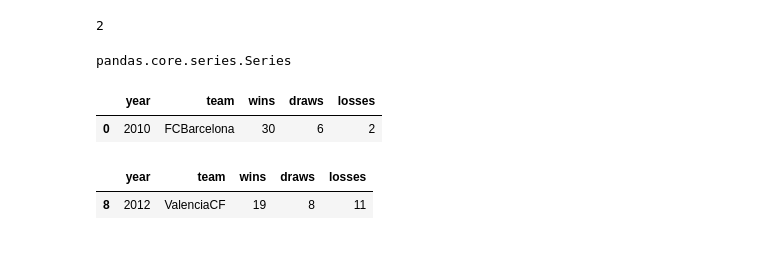
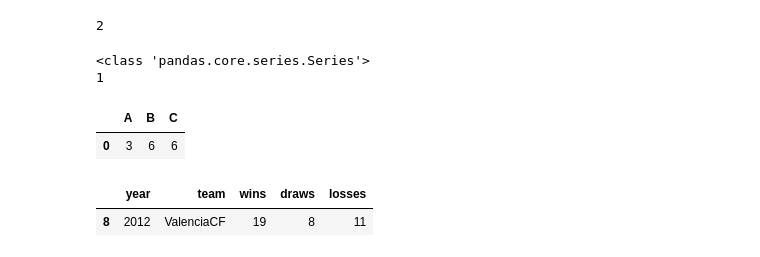
Before and after one commit to josenalde/datascience, a Jupyter notebook: notebooks/nbds08.ipynb, the cells around one changed output. Saved outputs shown, nothing was run; the diff lists cells and outputs as text; code cells hidden in the pictures.

```diff
--- a/notebooks/nbds08.ipynb
+++ b/notebooks/nbds08.ipynb
@@ -154,15 +147,19 @@ False
 df.ndim
 # %% [output]
 2
-# %%
-type(df['A'])
-# %% [output]
-pandas.core.series.Series
+# %%
+dfs = df['A']
+print(type(dfs))
+print(dfs.ndim)
+# %% [output]
+<class 'pandas.core.series.Series'>
+1
 # %%
-df.head(1) # unica linha
+x= df.head(1) # unica linha
+x
 # %% [output]
-|  | year | team | wins | draws | losses |
-| 0 | 2010 | FCBarcelona | 30 | 6 | 2 |
+|  | A | B | C |
+| 0 | 3 | 6 | 6 |
 # %%
 df.tail(1)
 # %% [output]
```
Also changed, not shown: parts of 8 cells of this notebook.
